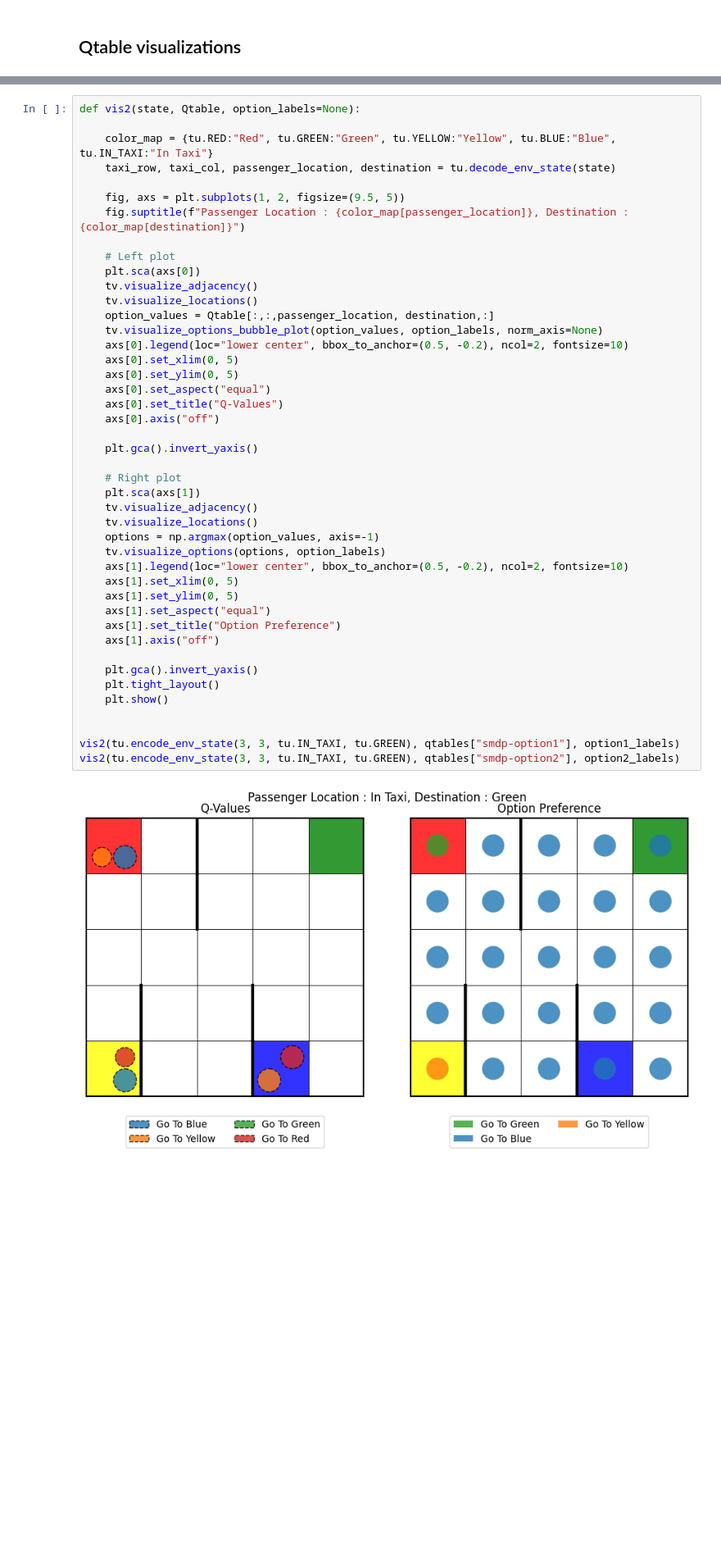
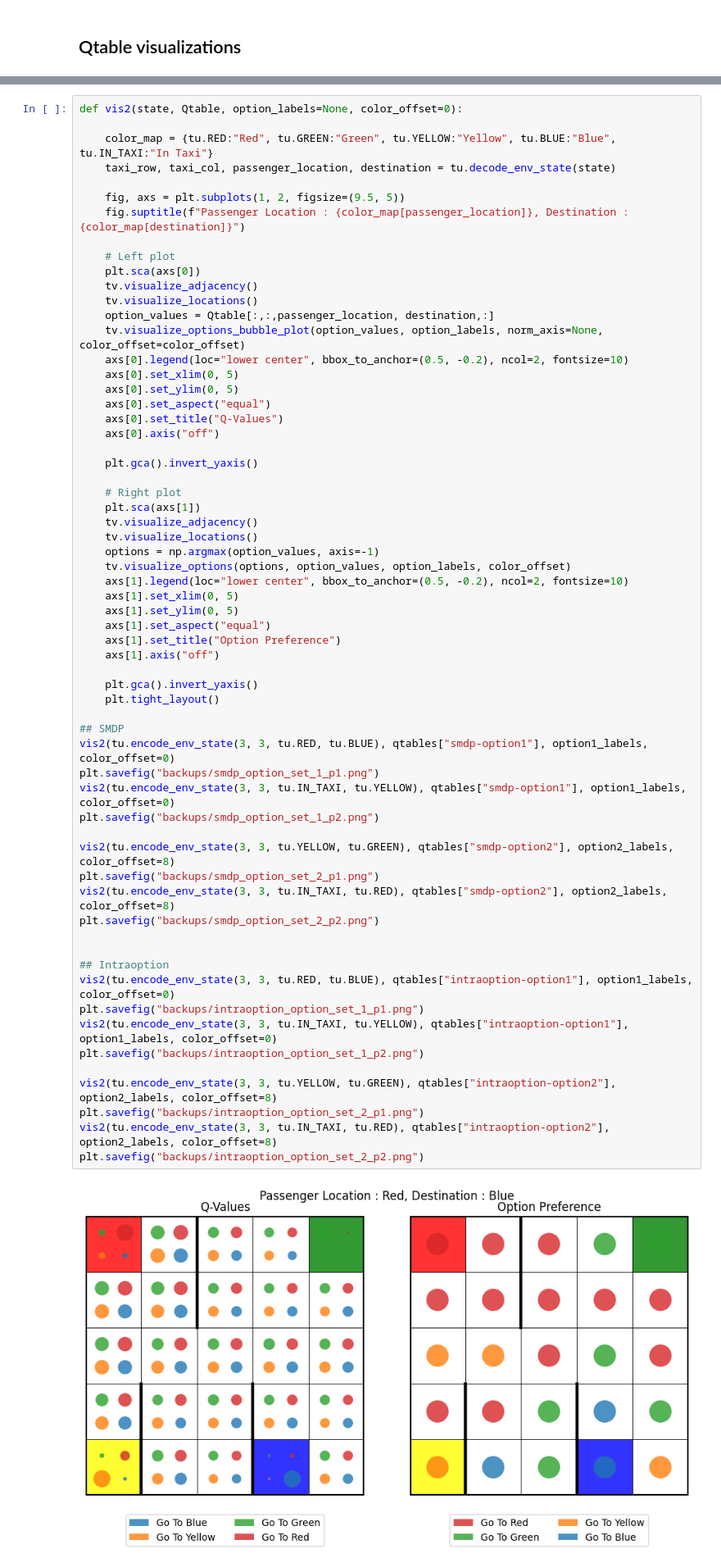
Before and after one commit to JG-0212/DA6400_RL_PA3, a Jupyter notebook: visualizations.ipynb, the cells around one changed output, grey strips where cells are left out. Shown at 82% size. Drawn from its saved outputs; the diff is of its cells as text; blank space fills up the shorter version.

Commit message:
Visualizations and Plots

```diff
--- a/visualizations.ipynb
+++ b/visualizations.ipynb
@@ -178,7 +192,7 @@ for key, filepath in saved_files_qtable.items():
         qtables[key] = pickle.load(f)
         qtables[key] = np.reshape(qtables[key], (5, 5, 5, 4, -1))
 # %%
-def vis2(state, Qtable, option_labels=None):
+def vis2(state, Qtable, option_labels=None, color_offset=0):
 
     color_map = {tu.RED:"Red", tu.GREEN:"Green", tu.YELLOW:"Yellow", tu.BLUE:"Blue", tu.IN_TAXI:"In Taxi"}
     taxi_row, taxi_col, passenger_location, destination = tu.decode_env_state(state)
@@ -190,36 +204,54 @@ def vis2(state, Qtable, option_labels=None):
     plt.sca(axs[0])
     tv.visualize_adjacency()
     tv.visualize_locations()
     option_values = Qtable[:,:,passenger_location, destination,:]
-    tv.visualize_options_bubble_plot(option_values, option_labels, norm_axis=None)
+    tv.visualize_options_bubble_plot(option_values, option_labels, norm_axis=None, color_offset=color_offset)
     axs[0].legend(loc="lower center", bbox_to_anchor=(0.5, -0.2), ncol=2, fontsize=10)
     axs[0].set_xlim(0, 5)
     axs[0].set_ylim(0, 5)
     axs[0].set_aspect("equal")
     axs[0].set_title("Q-Values")
     axs[0].axis("off")
 
     plt.gca().invert_yaxis()
 
     # Right plot
     plt.sca(axs[1])
     tv.visualize_adjacency()
     tv.visualize_locations()
     options = np.argmax(option_values, axis=-1)
-    tv.visualize_options(options, option_labels)
+    tv.visualize_options(options, option_values, option_labels, color_offset)
     axs[1].legend(loc="lower center", bbox_to_anchor=(0.5, -0.2), ncol=2, fontsize=10)
     axs[1].set_xlim(0, 5)
     axs[1].set_ylim(0, 5)
     axs[1].set_aspect("equal")
     axs[1].set_title("Option Preference")
     axs[1].axis("off")
 
     plt.gca().invert_yaxis()
     plt.tight_layout()
-    plt.show()
+
+## SMDP
+vis2(tu.encode_env_state(3, 3, tu.RED, tu.BLUE), qtables["smdp-option1"], option1_labels, color_offset=0)
+plt.savefig("backups/smdp_option_set_1_p1.png")
+vis2(tu.encode_env_state(3, 3, tu.IN_TAXI, tu.YELLOW), qtables["smdp-option1"], option1_labels, color_offset=0)
+plt.savefig("backups/smdp_option_set_1_p2.png")
+
+vis2(tu.encode_env_state(3, 3, tu.YELLOW, tu.GREEN), qtables["smdp-option2"], option2_labels, color_offset=8)
+plt.savefig("backups/smdp_option_set_2_p1.png")
+vis2(tu.encode_env_state(3, 3, tu.IN_TAXI, tu.RED), qtables["smdp-option2"], option2_labels, color_offset=8)
+plt.savefig("backups/smdp_option_set_2_p2.png")
 
 
-vis2(tu.encode_env_state(3, 3, tu.IN_TAXI, tu.GREEN), qtables["smdp-option1"], option1_labels)
-vis2(tu.encode_env_state(3, 3, tu.IN_TAXI, tu.GREEN), qtables["smdp-option2"], option2_labels)
+## Intraoption
+vis2(tu.encode_env_state(3, 3, tu.RED, tu.BLUE), qtables["intraoption-option1"], option1_labels, color_offset=0)
+plt.savefig("backups/intraoption_option_set_1_p1.png")
+vis2(tu.encode_env_state(3, 3, tu.IN_TAXI, tu.YELLOW), qtables["intraoption-option1"], option1_labels, color_offset=0)
+plt.savefig("backups/intraoption_option_set_1_p2.png")
+
+vis2(tu.encode_env_state(3, 3, tu.YELLOW, tu.GREEN), qtables["intraoption-option2"], option2_labels, color_offset=8)
+plt.savefig("backups/intraoption_option_set_2_p1.png")
+vis2(tu.encode_env_state(3, 3, tu.IN_TAXI, tu.RED), qtables["intraoption-option2"], option2_labels, color_offset=8)
+plt.savefig("backups/intraoption_option_set_2_p2.png")
 # %% [output]
-[figure, old version]
+[figure, new version]
```
Also changed, not shown: parts of 2 cells of this notebook, 1 other file.
